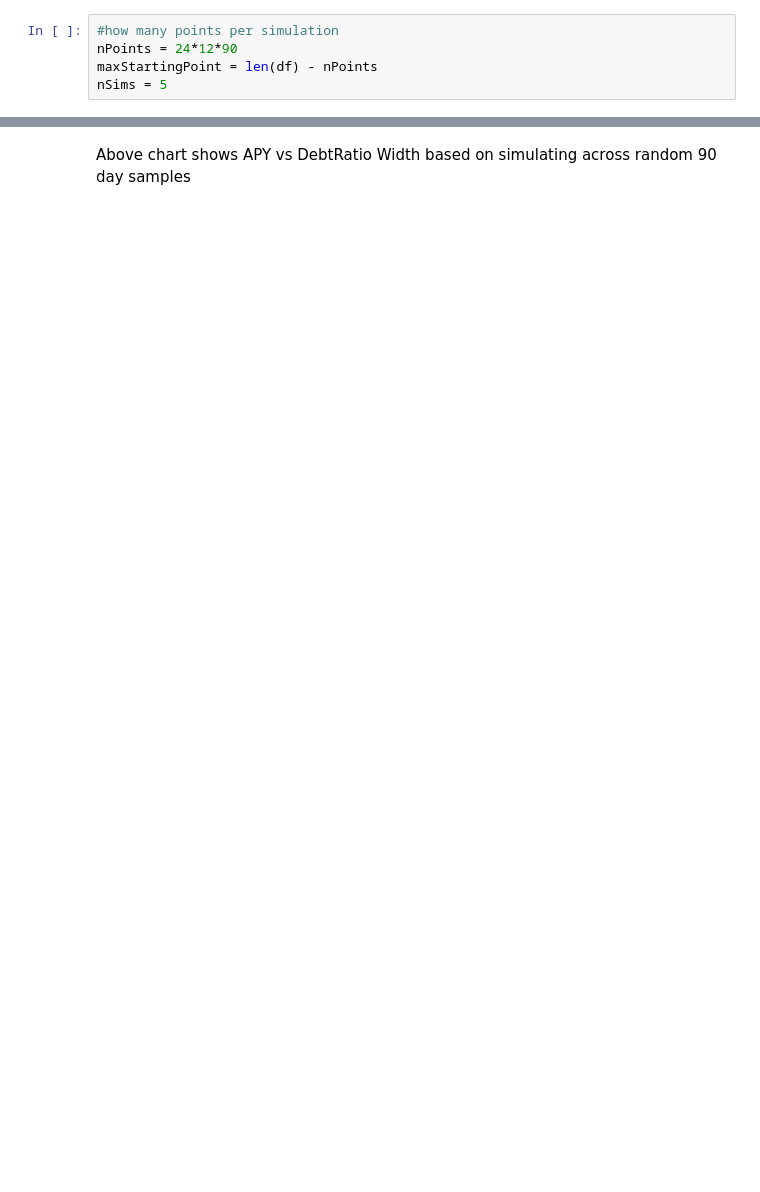
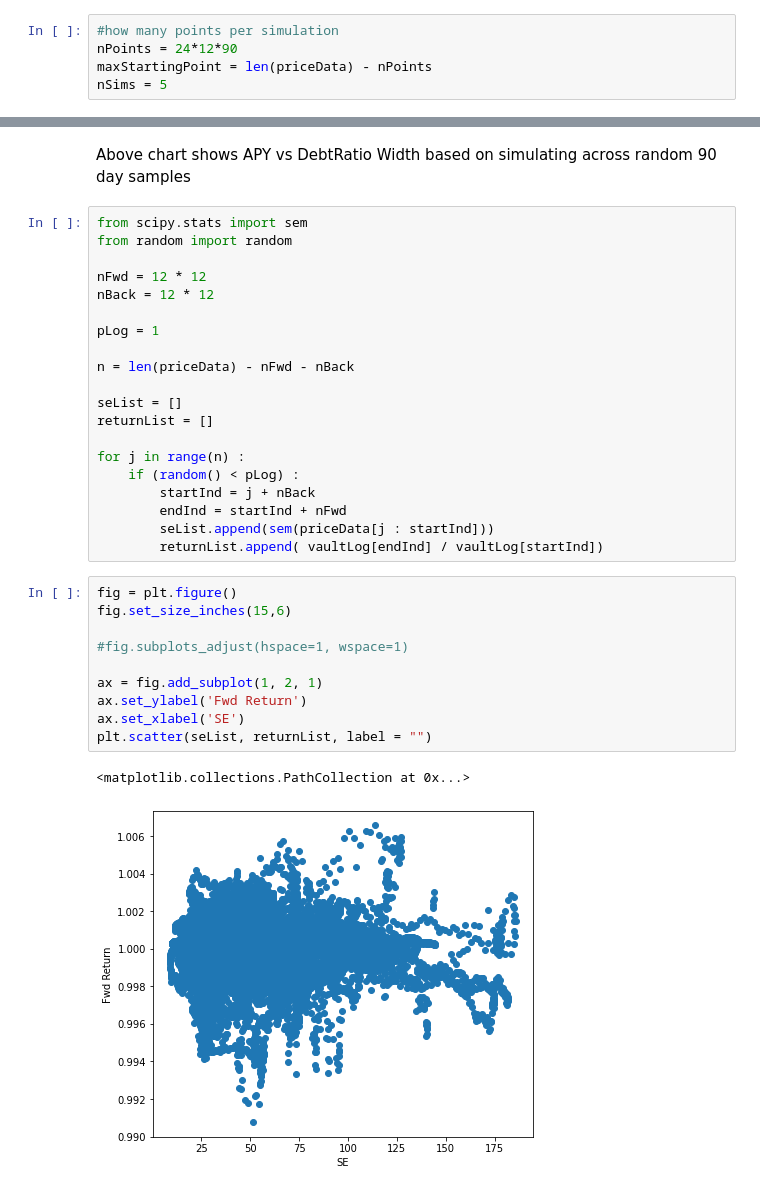
Before and after one commit to RoboVault/robo-sim, a Jupyter notebook: marketDataSimulation.ipynb, the cells around one changed output, grey strips where cells are left out. Drawn from its saved outputs; the diff is of its cells as text; blank space fills up the shorter version.

```diff
--- a/marketDataSimulation.ipynb
+++ b/marketDataSimulation.ipynb
@@ -177,7 +177,7 @@ Above compares APY over full data set vs Width of Debt Ratio (where debt lower =
 # %%
 #how many points per simulation
 nPoints = 24*12*90
-maxStartingPoint = len(df) - nPoints
+maxStartingPoint = len(priceData) - nPoints
 nSims = 5
 # %%
 #Here we take random intervals of 3 months
@@ -227,2 +227,35 @@ Text(0.5, 1.0, 'APY vs Debt Ratio Width')
 # %% [markdown]
 Above chart shows APY vs DebtRatio Width based on simulating across random 90 day samples
+# %%
+from scipy.stats import sem
+from random import random
+
+nFwd = 12 * 12
+nBack = 12 * 12
+
+pLog = 1
+
+n = len(priceData) - nFwd - nBack
+
+seList = []
+returnList = []
+
+for j in range(n) :
+    if (random() < pLog) :
+        startInd = j + nBack
+        endInd = startInd + nFwd
+        seList.append(sem(priceData[j : startInd]))
+        returnList.append( vaultLog[endInd] / vaultLog[startInd])
+# %%
+fig = plt.figure()
+fig.set_size_inches(15,6)
+
+#fig.subplots_adjust(hspace=1, wspace=1)
+
+ax = fig.add_subplot(1, 2, 1)
+ax.set_ylabel('Fwd Return')
+ax.set_xlabel('SE')
+plt.scatter(seList, returnList, label = "")
+# %% [output]
+<matplotlib.collections.PathCollection at 0x...>
+[figure, added]
```
Also changed, not shown: parts of 6 cells of this notebook, 1 other file.
